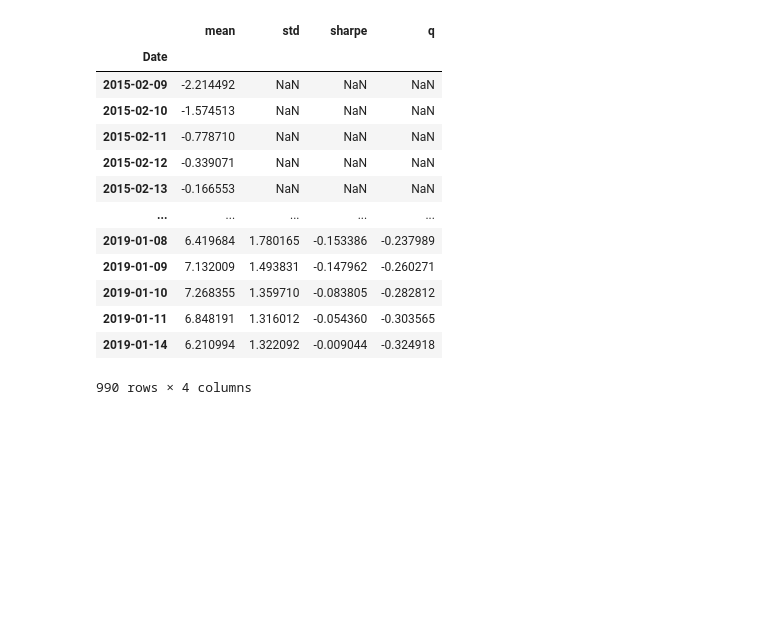
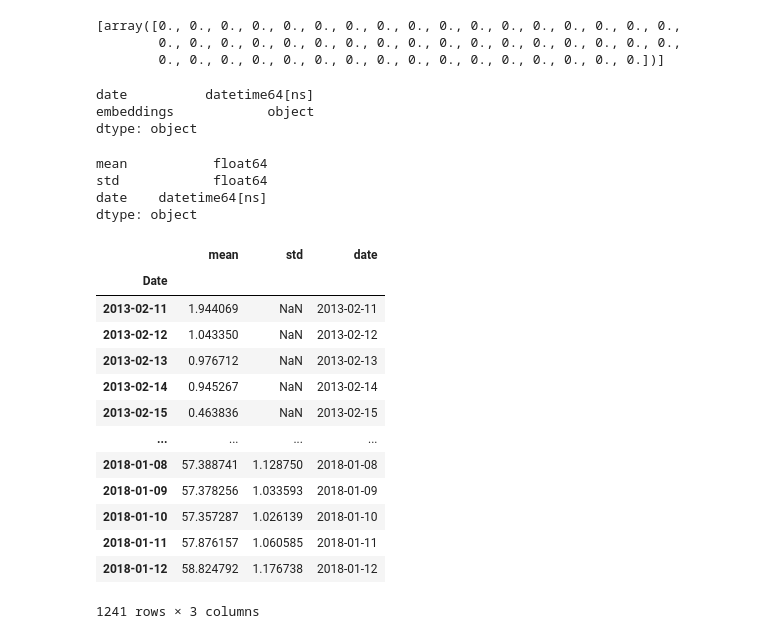
Before and after one commit to AaruranLog/rl-trading, a Jupyter notebook: system.ipynb, the cells around one changed output. Saved outputs shown, nothing was run; the diff lists cells and outputs as text; code cells hidden in the pictures; blank space fills up the shorter version.

```diff
--- a/system.ipynb
+++ b/system.ipynb
@@ -175,18 +232,37 @@ class TradingEnv(gym.Env):
+# %%
+e._get_current_embeddings()
+# %% [output]
+[array([0., 0., 0., 0., 0., 0., 0., 0., 0., 0., 0., 0., 0., 0., 0., 0., 0.,
+        0., 0., 0., 0., 0., 0., 0., 0., 0., 0., 0., 0., 0., 0., 0., 0., 0.,
+        0., 0., 0., 0., 0., 0., 0., 0., 0., 0., 0., 0., 0., 0., 0., 0.])]
+# %%
+e.text_embeddings.dtypes
+# %% [output]
+date          datetime64[ns]
+embeddings            object
+dtype: object
 # %%
-e = TradingEnv()
-e.data
+e.data.dtypes
 # %% [output]
-|  | mean | std | sharpe | q |
-| Date |  |  |  |  |
-| 2015-02-09 | -2.214492 | NaN | NaN | NaN |
-| 2015-02-10 | -1.574513 | NaN | NaN | NaN |
-| 2015-02-11 | -0.778710 | NaN | NaN | NaN |
-| 2015-02-12 | -0.339071 | NaN | NaN | NaN |
-| 2015-02-13 | -0.166553 | NaN | NaN | NaN |
-| ... | ... | ... | ... | ... |
-| 2019-01-08 | 6.419684 | 1.780165 | -0.153386 | -0.237989 |
-| 2019-01-09 | 7.132009 | 1.493831 | -0.147962 | -0.260271 |
-| 2019-01-10 | 7.268355 | 1.359710 | -0.083805 | -0.282812 |
-| 2019-01-11 | 6.848191 | 1.316012 | -0.054360 | -0.303565 |
-| 2019-01-14 | 6.210994 | 1.322092 | -0.009044 | -0.324918 |
-990 rows × 4 columns
+mean           float64
+std            float64
+date    datetime64[ns]
+dtype: object
+# %%
+stocks['date'] = stocks.index
+stocks
+# %% [output]
+|  | mean | std | date |
+| Date |  |  |  |
+| 2013-02-11 | 1.944069 | NaN | 2013-02-11 |
+| 2013-02-12 | 1.043350 | NaN | 2013-02-12 |
+| 2013-02-13 | 0.976712 | NaN | 2013-02-13 |
+| 2013-02-14 | 0.945267 | NaN | 2013-02-14 |
+| 2013-02-15 | 0.463836 | NaN | 2013-02-15 |
+| ... | ... | ... | ... |
+| 2018-01-08 | 57.388741 | 1.128750 | 2018-01-08 |
+| 2018-01-09 | 57.378256 | 1.033593 | 2018-01-09 |
+| 2018-01-10 | 57.357287 | 1.026139 | 2018-01-10 |
+| 2018-01-11 | 57.876157 | 1.060585 | 2018-01-11 |
+| 2018-01-12 | 58.824792 | 1.176738 | 2018-01-12 |
+1241 rows × 3 columns
```
Also changed, not shown: parts of 31 cells of this notebook, 4 other files.
